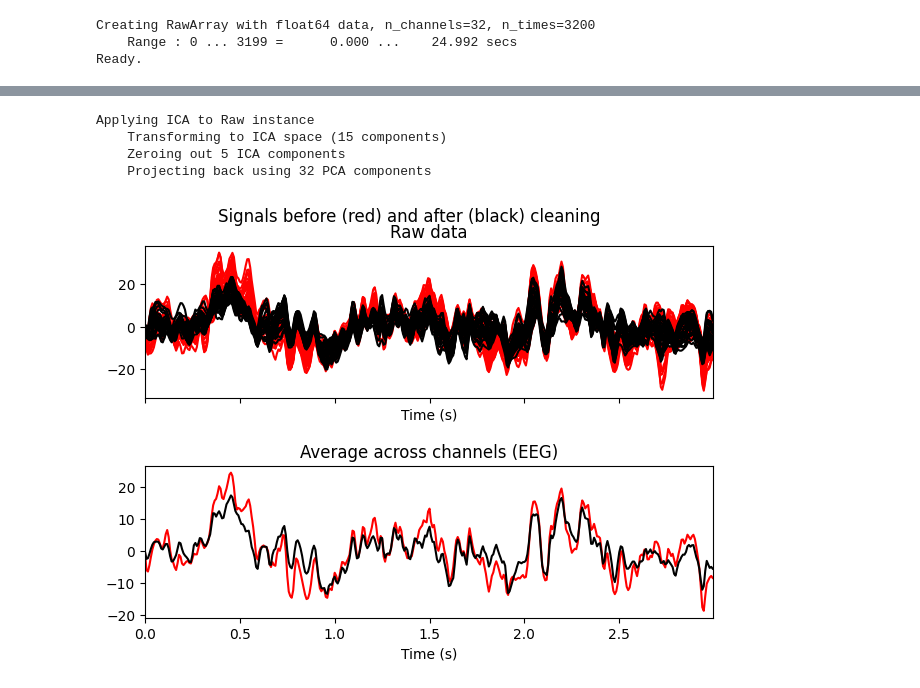
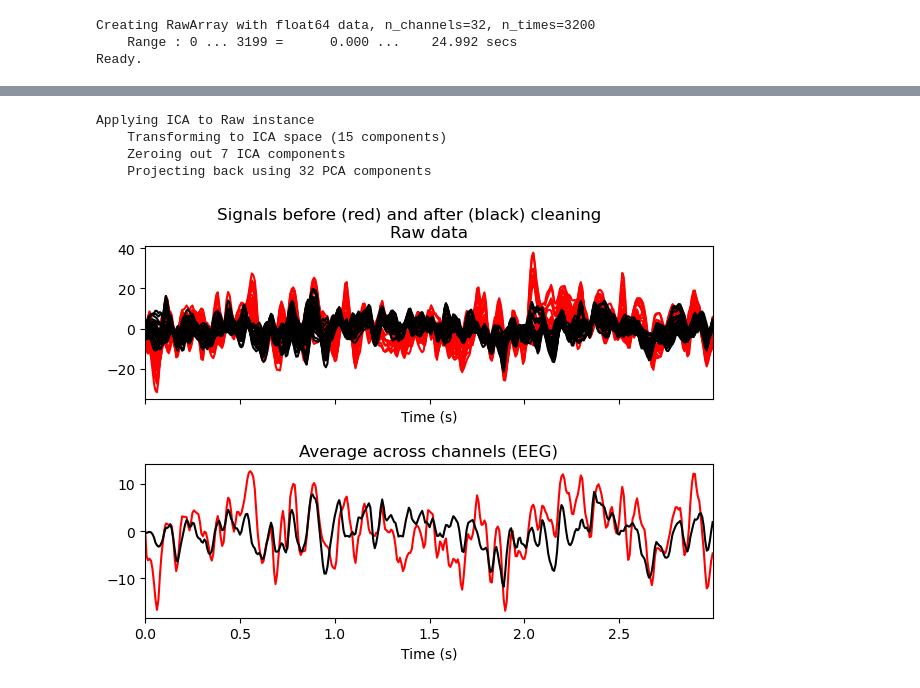
Before and after one commit to annejooyun/eeg_stress_detection, a Jupyter notebook: ICA round 2.ipynb, the cells around one changed output, grey strips where cells are left out. Cells and saved outputs as stored; diff of their text form; code cells hidden in the pictures.

```diff
--- a/ICA round 2.ipynb
+++ b/ICA round 2.ipynb
@@ -7,8 +7,8 @@ import matplotlib.pyplot as plt
 # %%
 class Recording:
     # Data paths
-    #root = 'C:/Users/annej/OneDrive/Documents/GitHub/eeg_stress_detection/Data'
-    root = '/home/annejoo/eeg_stress_detection/Data'
+    root = 'C:/Users/annej/OneDrive/Documents/GitHub/eeg_stress_detection/Data'
+    #root = '/home/annejoo/eeg_stress_detection/Data'
     dir_raw = root + '/ica_filtered_data'
     dir_filtered = root + '/ica_filtered_data_2'
 
@@ -114,7 +114,7 @@ class Recording:
                     fig = data.plot(duration = 25, title=f'{title}', n_channels=self.n_channels, scalings=18, show_scrollbars=False)
                     fig.savefig(f'{self.root}/Figures/{title}.png')
 # %%
-test = Recording(data_type = 'Arithmetic', sub_nr = 13, trial_nr = 3)
+test = Recording(data_type = 'Arithmetic', sub_nr = 27, trial_nr = 2)
 # %% [output]
 Creating RawArray with float64 data, n_channels=32, n_times=3200
     Range : 0 ... 3199 =      0.000 ...    24.992 secs
@@ -140,9 +139,9 @@ Ready.
 # %%
-test.test_exclude([0,5,6,12,14])
+test.test_exclude([0,3,5,6,9,11,12])
 # %% [output]
 Applying ICA to Raw instance
     Transforming to ICA space (15 components)
-    Zeroing out 5 ICA components
+    Zeroing out 7 ICA components
     Projecting back using 32 PCA components
-[figure, old version]
+[figure, new version]
 # %%
```
Also changed, not shown: parts of 4 cells of this notebook, 41 other files.
